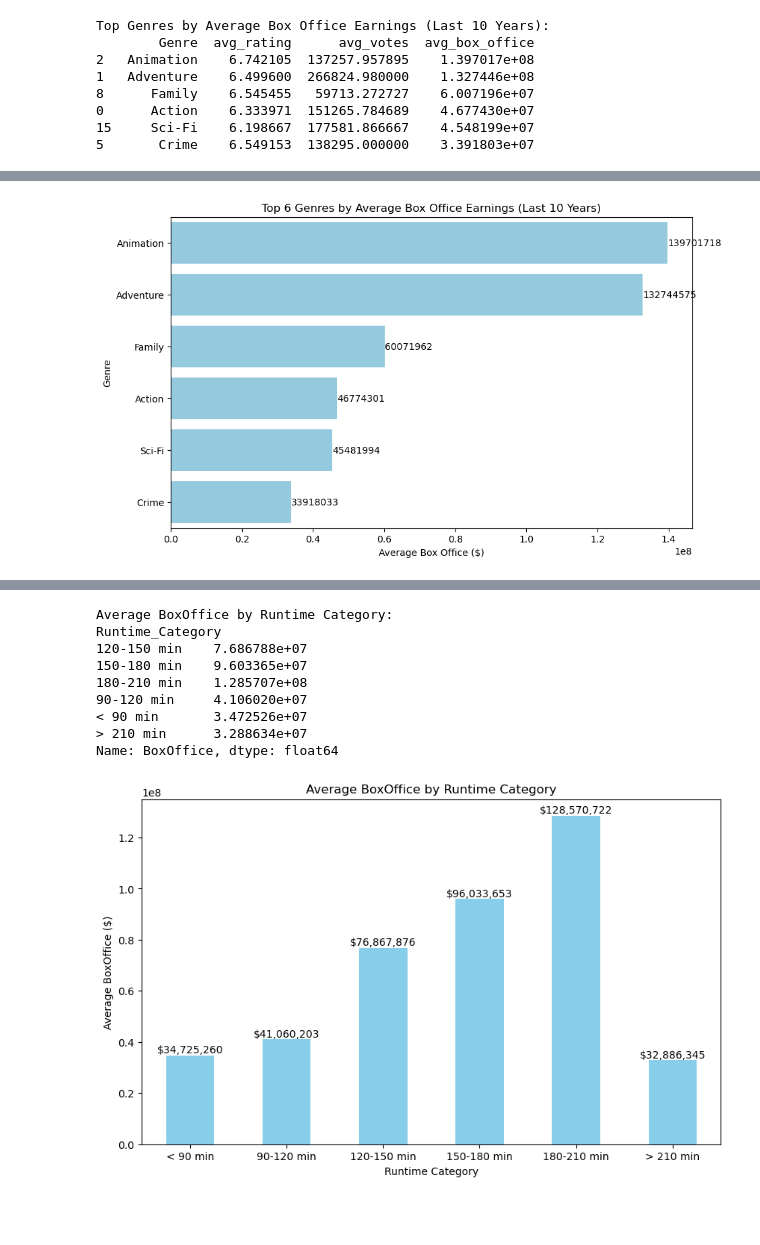
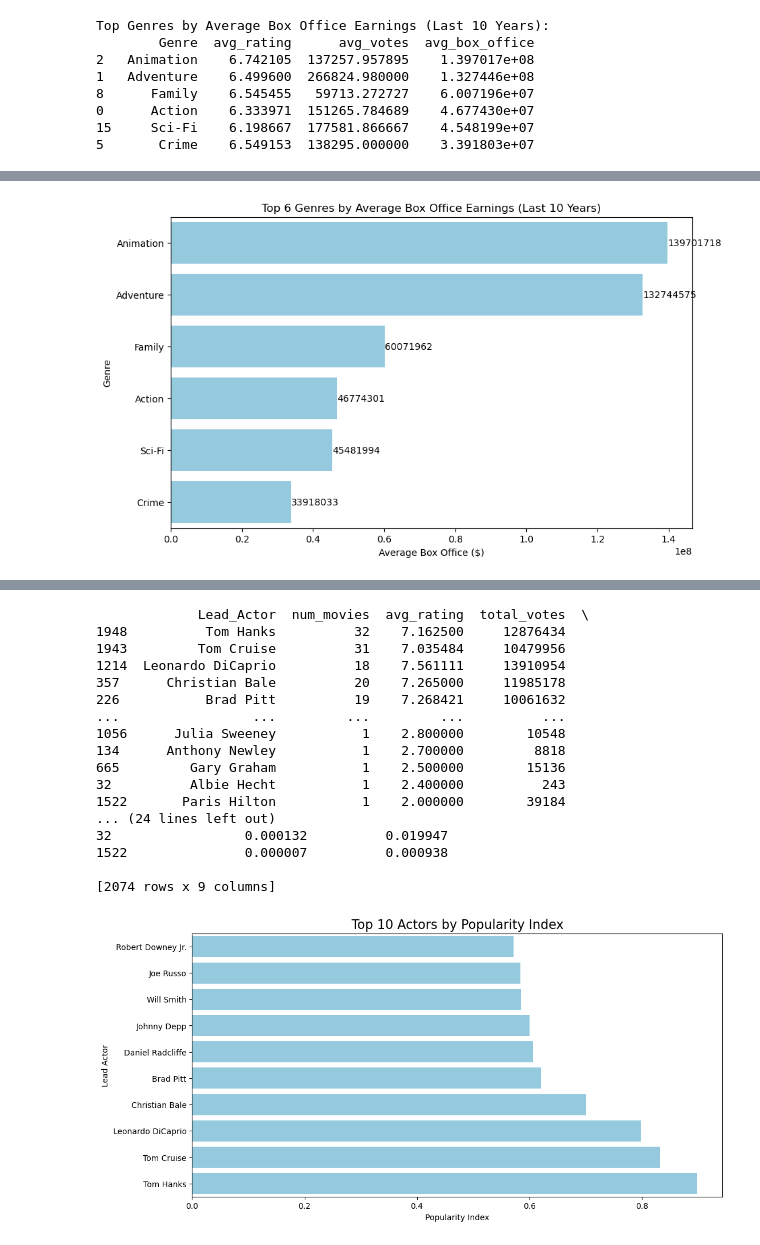
Before and after one commit to mirajkarsneha/cinematic-insights, a Jupyter notebook: main.ipynb, the cells around one changed output, grey strips where cells are left out. Drawn from its saved outputs; the diff is of its cells as text; code cells hidden in the pictures; blank space fills up the shorter version.

```diff
--- a/main.ipynb
+++ b/main.ipynb
@@ -42,7 +42,6 @@ sns.heatmap(correlation_matrix, annot=True, fmt=".2f", cmap='coolwarm', square=T
 plt.title('Correlation between Average Rating, Votes, and Box Office', fontsize=16)
 plt.show()
 
-
 # Sort genres by average box office earnings
 genre_sorted_by_box_office = genre_statistics_recent_df.sort_values(by='avg_box_office', ascending=False).head(6)
 print("Top Genres by Average Box Office Earnings (Last 10 Years):")
@@ -80,14 +79,10 @@ plt.show()
 
 ############################################# Hypothesis 2 ##########################################################
 
-df['Lead_Actor'] = df['Actor'].str.split(',').str[0]
-df['Lead_Actor'] = df['Lead_Actor'].str.strip()
-
-# Convert BoxOffice and imdbVotes to numeric
 df['BoxOffice'] = pd.to_numeric(df['BoxOffice'].replace(r'[\$,]', '', regex=True), errors='coerce')
 df['imdbVotes'] = pd.to_numeric(df['imdbVotes'].replace(',', '', regex=True), errors='coerce')
+df['Lead_Actor'] = df['Actor'].str.split(',').str[0].str.strip()
 
-#Group by Lead Actor
 lead_actor_statistics_df = df.groupby('Lead_Actor').agg(
     num_movies=('Title', 'count'),
     avg_rating=('imdbRating', 'mean'),
@@ -95,30 +90,47 @@ lead_actor_statistics_df = df.groupby('Lead_Actor').agg(
     total_box_office=('BoxOffice', 'sum')
 ).reset_index()
 
-#avg_rating: Will be scaled between 0 and 1 (relative to the min and max rating values).
-#total_votes: Will be scaled between 0 and 1 based on the min and max votes.
-#total_box_office: Will be scaled between 0 and 1 based on the min and max box office values.
-# Normalize metrics using MinMaxScaler
-
 scaler = MinMaxScaler()
-
 lead_actor_statistics_df.dropna(subset=['avg_rating', 'total_votes', 'total_box_office'], inplace=True)
 
 lead_actor_statistics_df[['normalized_rating', 'normalized_votes', 'normalized_box_office']] = scaler.fit_transform(
     lead_actor_statistics_df[['avg_rating', 'total_votes', 'total_box_office']]
 )
 
-# Correlation analysis
-correlation_matrix = lead_actor_statistics_df[['normalized_box_office', 'normalized_rating', 'normalized_votes']].corr()
-print("Correlation Matrix:")
+# Popularity index by averaging the normalized metrics
+lead_actor_statistics_df['popularity_index'] = (lead_actor_statistics_df['normalized_rating'] +
+                                                lead_actor_statistics_df['normalized_votes'] +
+                                                lead_actor_statistics_df['normalized_box_office']) / 3
+
+# Correlation analysis between popularity metrics and box office
+correlation_matrix = lead_actor_statistics_df[['normalized_rating', 'normalized_votes', 'normalized_box_office']].corr()
+print("Correlation Matrix between Actor Popularity and Box Office:")
 print(correlation_matrix)
 
-# Scatter plot for normalized box office vs. normalized rating
-plt.figure(figsize=(8, 6))
-sns.heatmap(correlation_matrix, annot=True, fmt=".2f", cmap='coolwarm', square=True, cbar_kws={"shrink": .8})
-plt.xlabel('Average Rating')
+# Scatter plot for normalized popularity vs box office earnings
+plt.figure(figsize=(10, 6))
+sns.heatmap(correlation_matrix, annot=True, cmap="coolwarm", square=True)
+plt.title("Correlation Matrix between Actor Popularity Metrics and Box Office Earnings", fontsize=16)
+plt.show()
+
+most_famous_lead_actor_df = lead_actor_statistics_df.sort_values(by='popularity_index', ascending=False)
+print(most_famous_lead_actor_df)
+
+# Bar plot for Top 10 Actors by Popularity Index
+plt.figure(figsize=(12, 6))
+sns.barplot(x='popularity_index', y='Lead_Actor', data=most_famous_lead_actor_df.head(10), color='skyblue')
+plt.title("Top 10 Actors by Popularity Index", fontsize=16)
+plt.xlabel("Popularity Index")
+plt.ylabel("Lead Actor")
+plt.gca().invert_yaxis()
+plt.show()
+
+# Scatter plot for Top 10 Lead Actors' Popularity vs Box Office
+plt.figure(figsize=(10, 6))
+sns.scatterplot(x='popularity_index', y='total_box_office', data=most_famous_lead_actor_df.head(10), hue='Lead_Actor', s=100)
+plt.title('Top 10 Lead Actors: Popularity Index vs Box Office Earnings', fontsize=16)
+plt.xlabel('Popularity Index')
 plt.ylabel('Total Box Office Earnings')
-plt.title('Correlation between Actor Popularity(Rating) and Financial Success Box Office)', fontsize=16)
 plt.show()
 
 ############################################# Hypothesis 3 ##########################################################
@@ -205,10 +217,18 @@ normalized_votes               1.000000
-Average BoxOffice by Runtime Category:
-Runtime_Category
-120-150 min    7.686788e+07
-150-180 min    9.603365e+07
-180-210 min    1.285707e+08
-90-120 min     4.106020e+07
-< 90 min       3.472526e+07
-> 210 min      3.288634e+07
-Name: BoxOffice, dtype: float64
+             Lead_Actor  num_movies  avg_rating  total_votes  \
+1948          Tom Hanks          32    7.162500     12876434
+1943         Tom Cruise          31    7.035484     10479956
+1214  Leonardo DiCaprio          18    7.561111     13910954
+357      Christian Bale          20    7.265000     11985178
+226           Brad Pitt          19    7.268421     10061632
+...                 ...         ...         ...          ...
+1056      Julia Sweeney           1    2.800000        10548
+134      Anthony Newley           1    2.700000         8818
+665         Gary Graham           1    2.500000        15136
+32          Albie Hecht           1    2.400000          243
+1522       Paris Hilton           1    2.000000        39184
+... (24 lines left out)
+32                 0.000132          0.019947
+1522               0.000007          0.000938
+
+[2074 rows x 9 columns]
-[figure, old version]
+[figure, new version]
```
Also changed, not shown: parts of 1 cell of this notebook.
